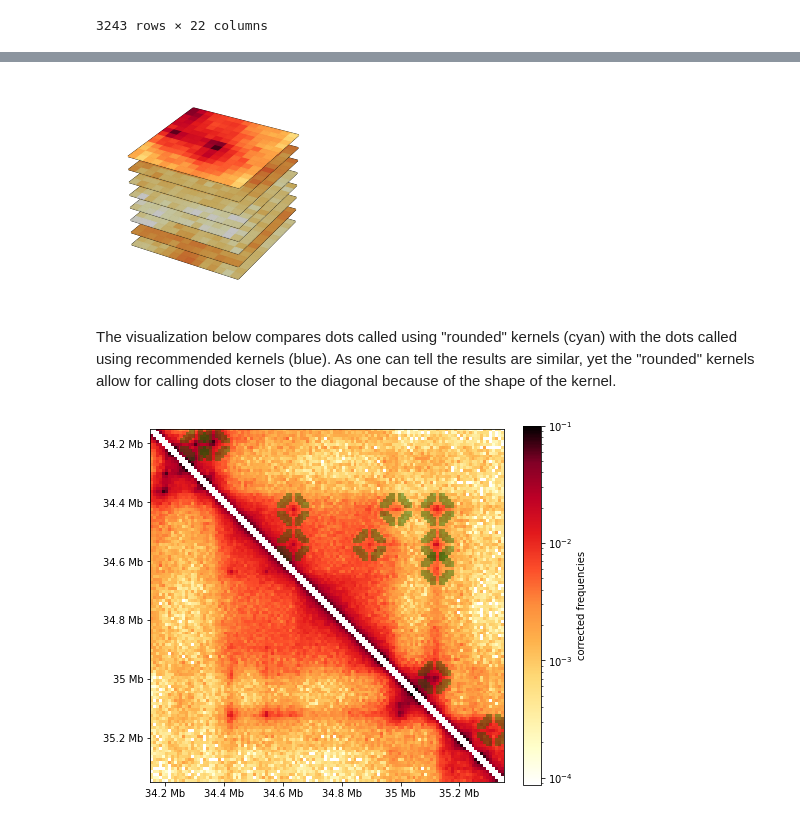
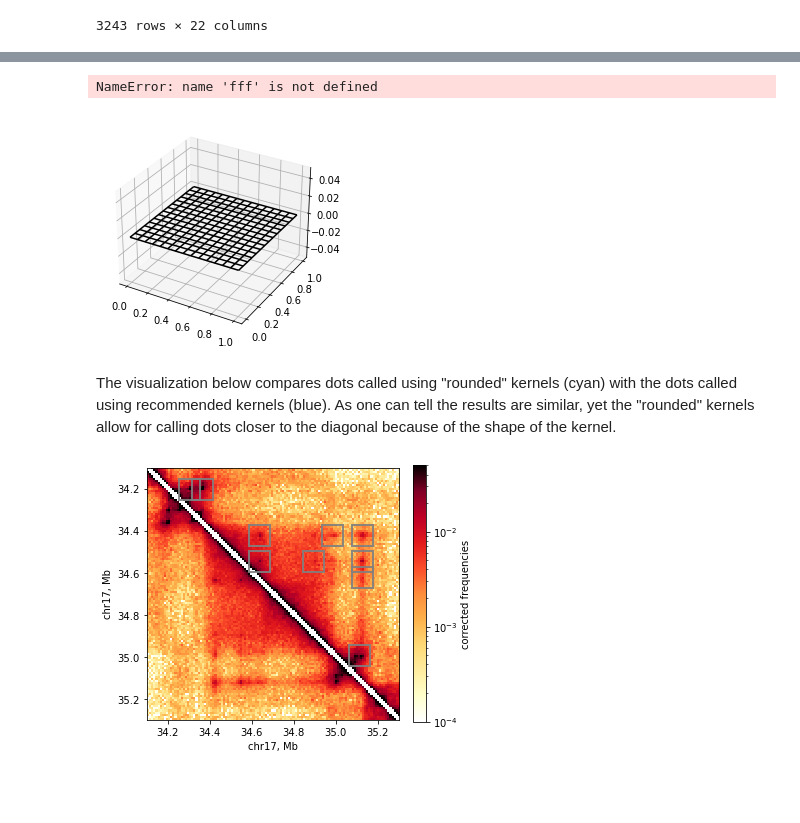
Before and after one commit to open2c/open2c_vignettes, a Jupyter notebook: cooltools_manuscript/dots.ipynb, the cells around one changed output, grey strips where cells are left out. Saved outputs shown, nothing was run; the diff lists cells and outputs as text; code cells hidden in the pictures; blank space fills up the shorter version.

Commit message:
Update dots visualization and raw maps for eigdecomp figure

```diff
--- a/cooltools_manuscript/dots.ipynb
+++ b/cooltools_manuscript/dots.ipynb
@@ -34,3 +40,6 @@ def format_ticks(ax, x=True, y=True, rotate=True):
         ax.xaxis.tick_bottom()
     if rotate:
         ax.tick_params(axis='x',rotation=45)
+# %%
+import matplotlib as mpl
+mpl.rcParams['pdf.fonttype'] = 42
@@ -145,7 +154,7 @@ def rectangles_around_dots(dots_df, region, loc="upper", lw=1, ec="cyan", fc="no
             raise ValueError("loc has to be uppper or lower")
 # %%
 # define a region to look into as an example
-start = 34_150_000
+start = 34_100_000
 end = start + 1_200_000
 region = ('chr17', start, end)
 
@@ -643,7 +651,8 @@ ax2.set_axis_off()
 # plt.colorbar(cset)
 plt.savefig("xxx.pdf")
 # %% [output]
+NameError: name 'fff' is not defined
-[figure, old version]
+[figure, new version]
 # %%
 # #### f, ax = plt.subplots(figsize=(7,7))
 # # draw heatmap
@@ -662,0 +698,2 @@ The visualization below compares dots called using "rounded" kernels (cyan) with
+# %%
+matshow_kwargs["cmap"] = "fall"
@@ -663,15 +702,21 @@ The visualization below compares dots called using "rounded" kernels (cyan) with
+# %%
+def millions(x, pos):
+    return f"{float(x)/1e6:.1f}"
+
+formatter = FuncFormatter(millions)
 # %%
-f, ax = plt.subplots(figsize=(7,7))
+f, ax = plt.subplots(figsize=(5,5))
 # draw heatmap
-im = ax.matshow(region_matrix, **matshow_kwargs)
-format_ticks(ax, rotate=False)
+im = ax.matshow(region_matrix, aspect='equal', **matshow_kwargs)
+format_ticks(ax, rotate=False, formatter=formatter)
+ax.set_ylabel(f"{region[0]}, Mb")
+ax.set_xlabel(f"{region[0]}, Mb")
 plt.colorbar(im, ax=ax, **colorbar_kwargs)
 
 # draw rectangular "boxes" around pixels called as dots in the "region":
-for rect in chain(
-        rectangles_around_dots(dots_round_df_all, region),
-#         rectangles_around_dots(dots_df_all, region, loc="lower", ec="blue"),
-    ):
+for rect in plain_rectangles_around_dots(dots_round_df_all, region, ec="0.5", alpha=0.9):
     ax.add_patch(rect)
+
+plt.savefig("heatmap.pdf", bbox_inches="tight")
 # %% [output]
-[figure, old version]
+[figure, new version]
```
Also changed, not shown: parts of 16 cells of this notebook, 1 other file.
